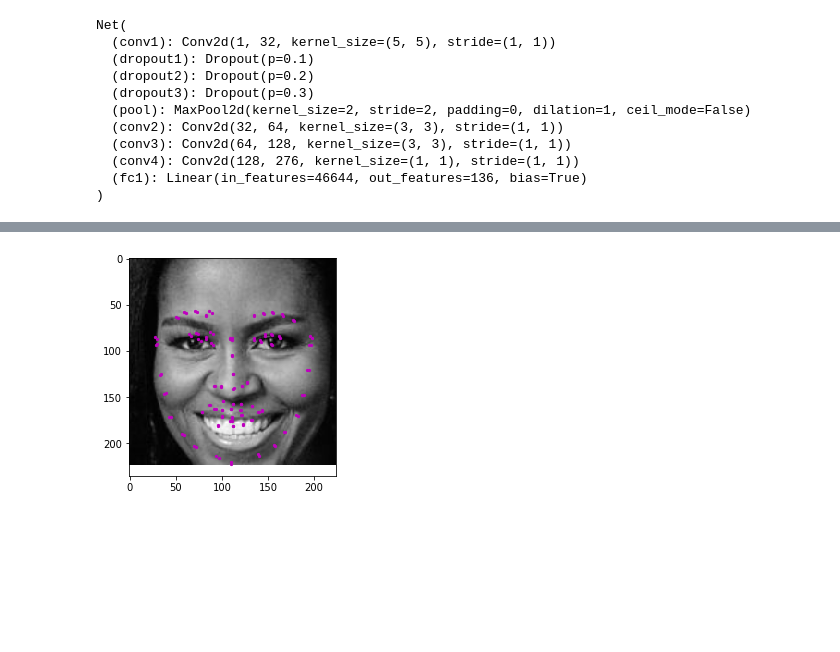
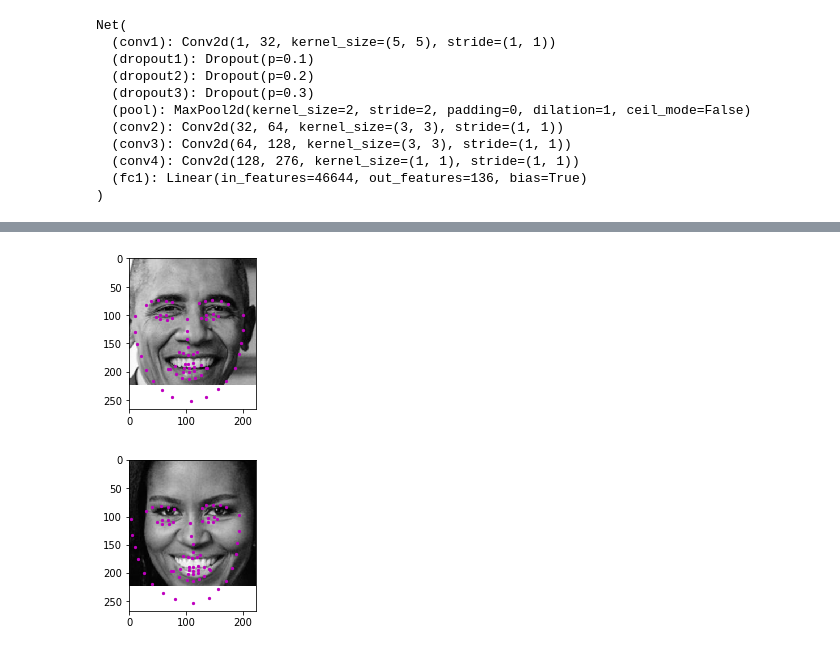
Before and after one commit to pruksmhc/computer-vision-projects, a Jupyter notebook: facial-recognition/3. Facial Keypoint Detection, Complete Pipeline.ipynb, the cells around one changed output, grey strips where cells are left out. Drawn from its saved outputs; the diff is of its cells as text; code cells hidden in the pictures; blank space fills up the shorter version.

```diff
--- a/facial-recognition/3. Facial Keypoint Detection, Complete Pipeline.ipynb
+++ b/facial-recognition/3. Facial Keypoint Detection, Complete Pipeline.ipynb
@@ -125,31 +125,33 @@ After each face has been appropriately converted into an input Tensor for your n
 # %%
 image_copy = np.copy(image)
 from torchvision import transforms, utils
 from data_load import Rescale, RandomCrop, Normalize, ToTensor
 import torchvision.transforms.functional as F
 # loop over the detected faces from your haar cascade
-for (x,y,w,h) in faces:
-    plt.figure(figsize=(20,10))
-        ax = plt.subplot(1, batch_size, i+1)
+for i in range(len(faces)):
+    x,y,w,h = faces[i]
+    plt.figure(figsize=(5,5))
+    ax = plt.subplot(1, 2, i+1)
     roi = image_copy[y:y+h, x:x+w]
     rg = cv2.cvtColor(roi, cv2.COLOR_RGB2GRAY) / 255.0
     h, w = rg.shape[:2]
     output_size = 224
     new_h, new_w = int(output_size * int(h) / int(w)), output_size
     img = cv2.resize(rg, (new_w, new_h))
     img = img.reshape(img.shape[0], img.shape[1], 1)
-    img =  torch.from_numpy(img.transpose((2, 0, 1)))
-
+    img = torch.from_numpy(img.transpose((2, 0, 1)))
     img = img.unsqueeze_(0)
     img = img.type('torch.FloatTensor')
     final = torch.autograd.Variable(img)
     prediction = net(final)
     prediction = prediction.view(prediction.size()[0], 68, -1)
     prediction = prediction.data.numpy()
-    predicted_key_pts = prediction*110.0+90
+    predicted_key_pts = prediction*100.0+90 # figure out how to center the image correctly.
     img_show = img.data.numpy()
     img_show = img_show.reshape(224, 224)
     plt.imshow(img_show, cmap='gray')
     plt.scatter(predicted_key_pts[:,:, 0], predicted_key_pts[:,:, 1], s=20, marker='.', c='m')
+plt.show()
 # %% [output]
-[figure, old version]
+[figure, new version]
+[figure, added]
```
Also changed, not shown: 3 other files.
